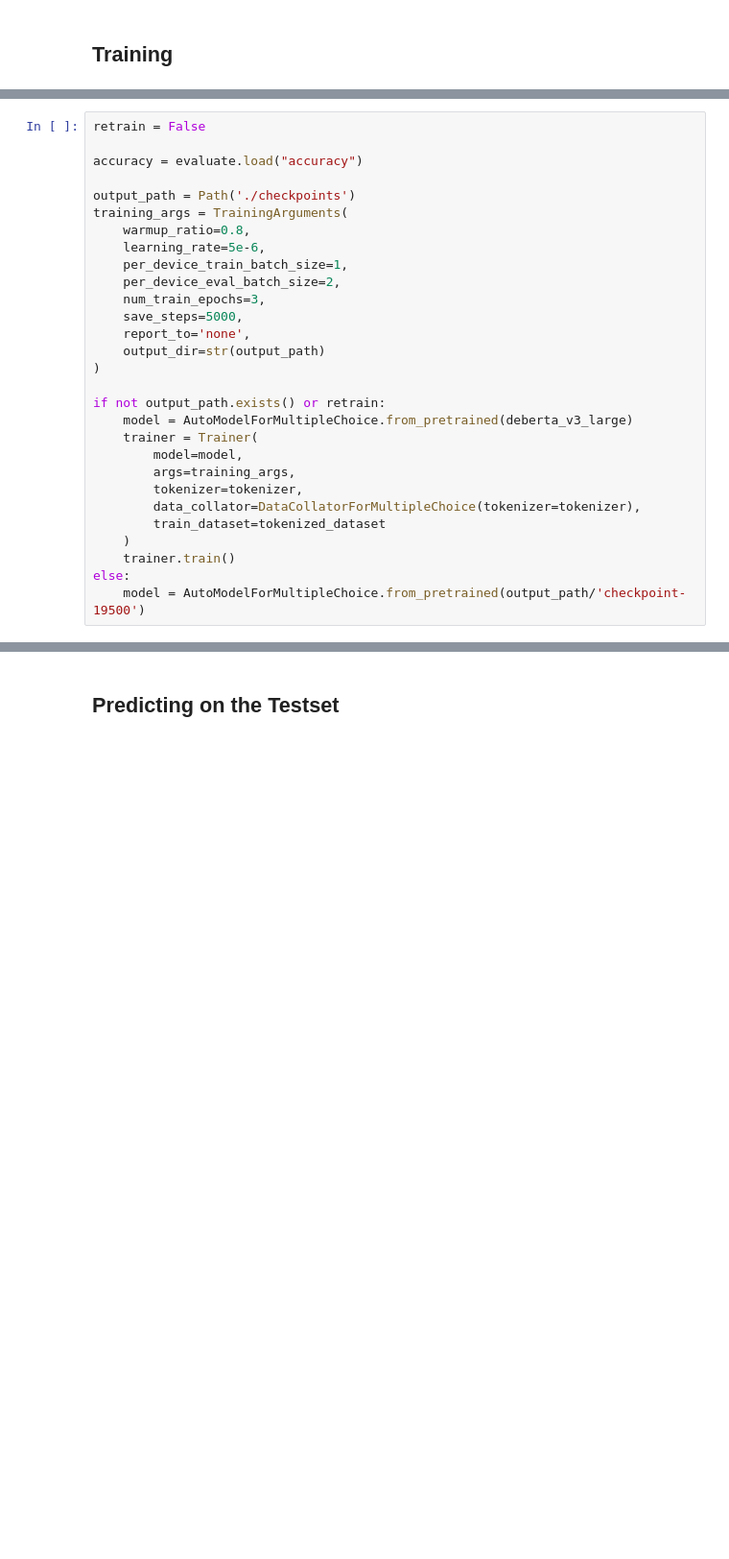
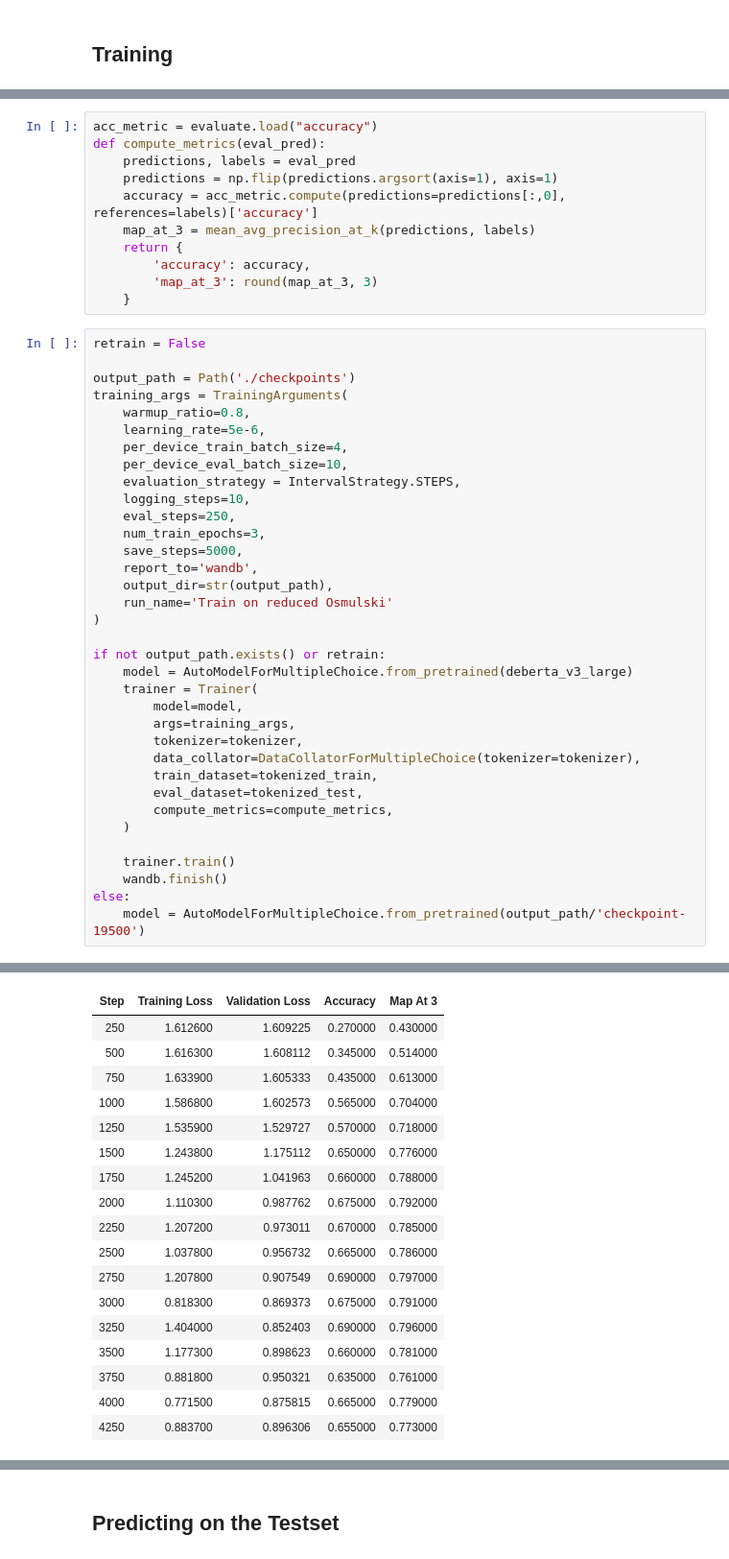
Before and after one commit to dan-tee/kaggle-science-exam, a Jupyter notebook: DeBERTa V3 Osmulski.ipynb, the cells around one changed output, grey strips where cells are left out. Shown at 96% size. Cells and saved outputs as stored; diff of their text form; blank space fills up the shorter version.

```diff
--- a/DeBERTa V3 Osmulski.ipynb
+++ b/DeBERTa V3 Osmulski.ipynb
@@ -99,18 +145,31 @@ Dataset({
+# %%
+acc_metric = evaluate.load("accuracy")
+def compute_metrics(eval_pred):
+    predictions, labels = eval_pred
+    predictions = np.flip(predictions.argsort(axis=1), axis=1)
+    accuracy = acc_metric.compute(predictions=predictions[:,0], references=labels)['accuracy']
+    map_at_3 = mean_avg_precision_at_k(predictions, labels)
+    return {
+        'accuracy': accuracy,
+        'map_at_3': round(map_at_3, 3)
+    }
 # %%
 retrain = False
-
-accuracy = evaluate.load("accuracy")
 
 output_path = Path('./checkpoints')
 training_args = TrainingArguments(
     warmup_ratio=0.8,
     learning_rate=5e-6,
-    per_device_train_batch_size=1,
-    per_device_eval_batch_size=2,
+    per_device_train_batch_size=4,
+    per_device_eval_batch_size=10,
+    evaluation_strategy = IntervalStrategy.STEPS,
+    logging_steps=10,
+    eval_steps=250,
     num_train_epochs=3,
     save_steps=5000,
-    report_to='none',
-    output_dir=str(output_path)
+    report_to='wandb',
+    output_dir=str(output_path),
+    run_name='Train on reduced Osmulski'
 )
 
 if not output_path.exists() or retrain:
@@ -120,8 +179,13 @@ if not output_path.exists() or retrain:
         args=training_args,
         tokenizer=tokenizer,
         data_collator=DataCollatorForMultipleChoice(tokenizer=tokenizer),
-        train_dataset=tokenized_dataset
+        train_dataset=tokenized_train,
+        eval_dataset=tokenized_test,
+        compute_metrics=compute_metrics,
     )
+
     trainer.train()
+    wandb.finish()
 else:
     model = AutoModelForMultipleChoice.from_pretrained(output_path/'checkpoint-19500')
+# %% [output]
@@ -127,0 +205,18 @@ else:
+| Step | Training Loss | Validation Loss | Accuracy | Map At 3 |
+| 250 | 1.612600 | 1.609225 | 0.270000 | 0.430000 |
+| 500 | 1.616300 | 1.608112 | 0.345000 | 0.514000 |
+| 750 | 1.633900 | 1.605333 | 0.435000 | 0.613000 |
+| 1000 | 1.586800 | 1.602573 | 0.565000 | 0.704000 |
+| 1250 | 1.535900 | 1.529727 | 0.570000 | 0.718000 |
+| 1500 | 1.243800 | 1.175112 | 0.650000 | 0.776000 |
+| 1750 | 1.245200 | 1.041963 | 0.660000 | 0.788000 |
+| 2000 | 1.110300 | 0.987762 | 0.675000 | 0.792000 |
+| 2250 | 1.207200 | 0.973011 | 0.670000 | 0.785000 |
+| 2500 | 1.037800 | 0.956732 | 0.665000 | 0.786000 |
+| 2750 | 1.207800 | 0.907549 | 0.690000 | 0.797000 |
+| 3000 | 0.818300 | 0.869373 | 0.675000 | 0.791000 |
+| 3250 | 1.404000 | 0.852403 | 0.690000 | 0.796000 |
+| 3500 | 1.177300 | 0.898623 | 0.660000 | 0.781000 |
+| 3750 | 0.881800 | 0.950321 | 0.635000 | 0.761000 |
+| 4000 | 0.771500 | 0.875815 | 0.665000 | 0.779000 |
+| 4250 | 0.883700 | 0.896306 | 0.655000 | 0.773000 |
```
Also changed, not shown: parts of 27 cells of this notebook, 1 other file.
